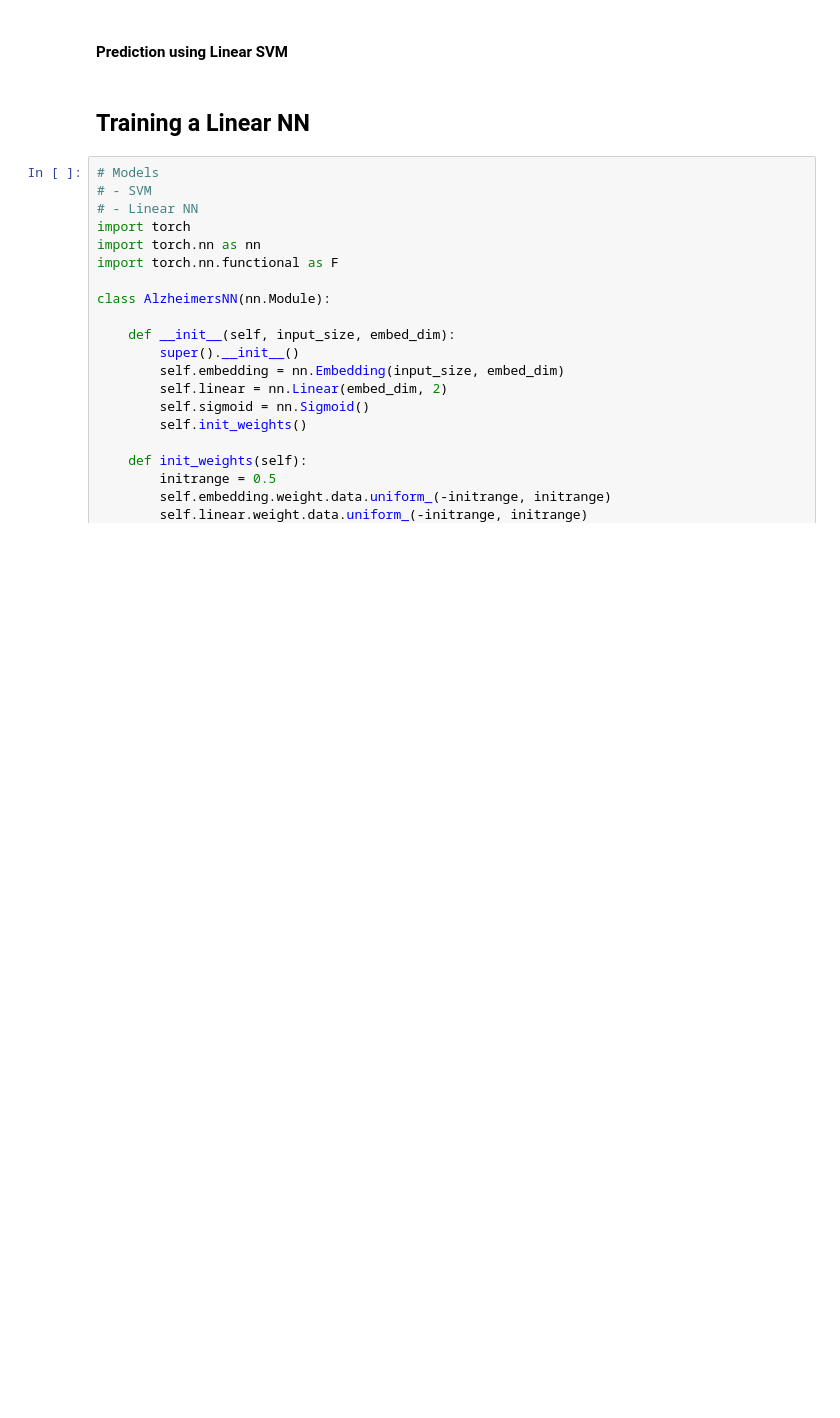
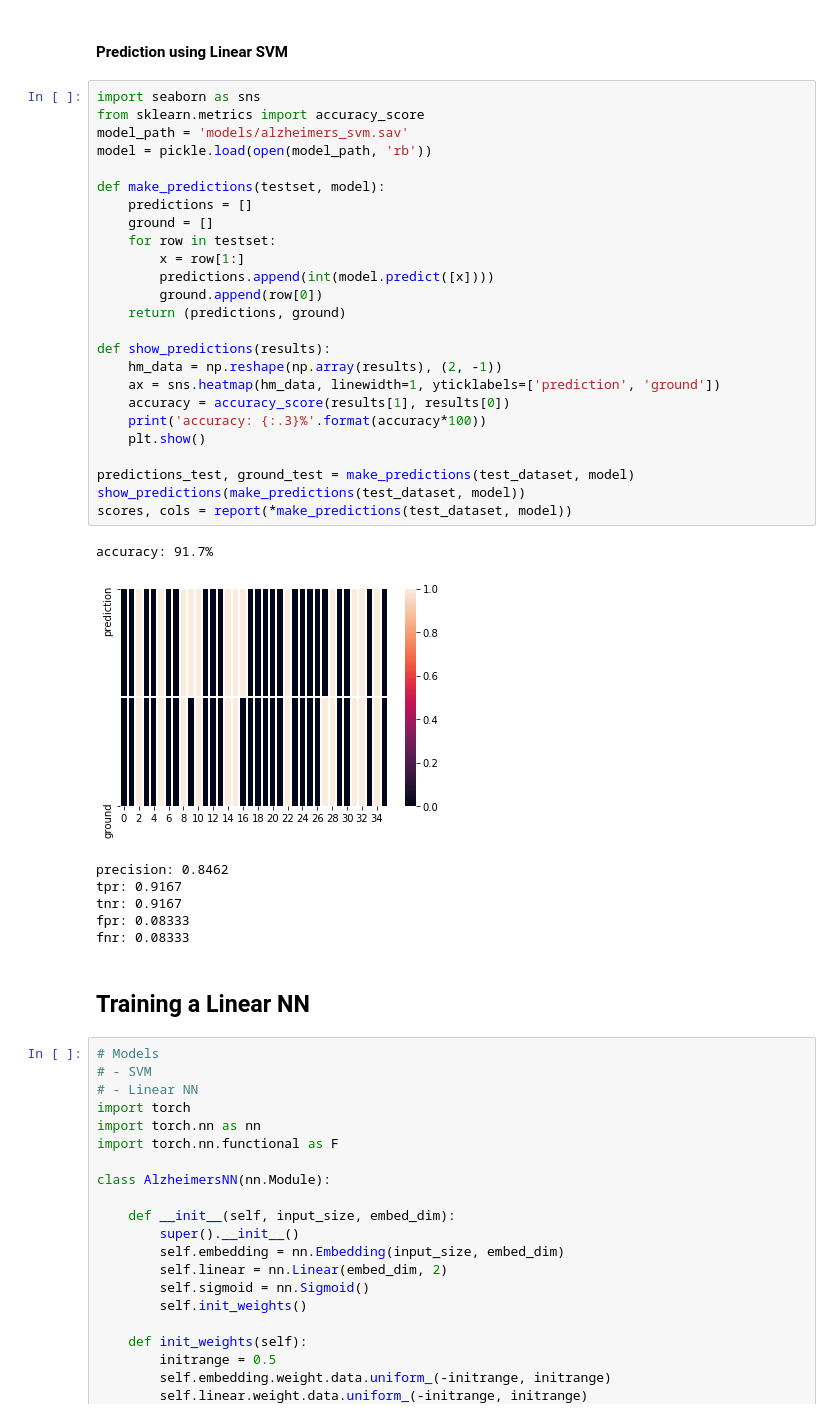
Before and after one commit to zainbaq/medical_ml, a Jupyter notebook: alzheimers/detect_alzheimers.ipynb, the cells around one changed output. Drawn from its saved outputs; the diff is of its cells as text; blank space fills up the shorter version.

```diff
--- a/alzheimers/detect_alzheimers.ipynb
+++ b/alzheimers/detect_alzheimers.ipynb
@@ -164,5 +178,38 @@ fnr: 0.02542
 # %% [markdown]
 #### Prediction using Linear SVM
+# %%
+import seaborn as sns
+from sklearn.metrics import accuracy_score
+model_path = 'models/alzheimers_svm.sav'
+model = pickle.load(open(model_path, 'rb'))
+
+def make_predictions(testset, model):
+    predictions = []
+    ground = []
+    for row in testset:
+        x = row[1:]
+        predictions.append(int(model.predict([x])))
+        ground.append(row[0])
+    return (predictions, ground)
+
+def show_predictions(results):
+    hm_data = np.reshape(np.array(results), (2, -1))
+    ax = sns.heatmap(hm_data, linewidth=1, yticklabels=['prediction', 'ground'])
+    accuracy = accuracy_score(results[1], results[0])
+    print('accuracy: {:.3}%'.format(accuracy*100))
+    plt.show()
+
+predictions_test, ground_test = make_predictions(test_dataset, model)
+show_predictions(make_predictions(test_dataset, model))
+scores, cols = report(*make_predictions(test_dataset, model))
+# %% [output]
+accuracy: 91.7%
+[figure, added]
+precision: 0.8462
+tpr: 0.9167
+tnr: 0.9167
+fpr: 0.08333
+fnr: 0.08333
 # %% [markdown]
 ## Training a Linear NN
 # %%
```
Also changed, not shown: parts of 9 cells of this notebook, 4 other files.
